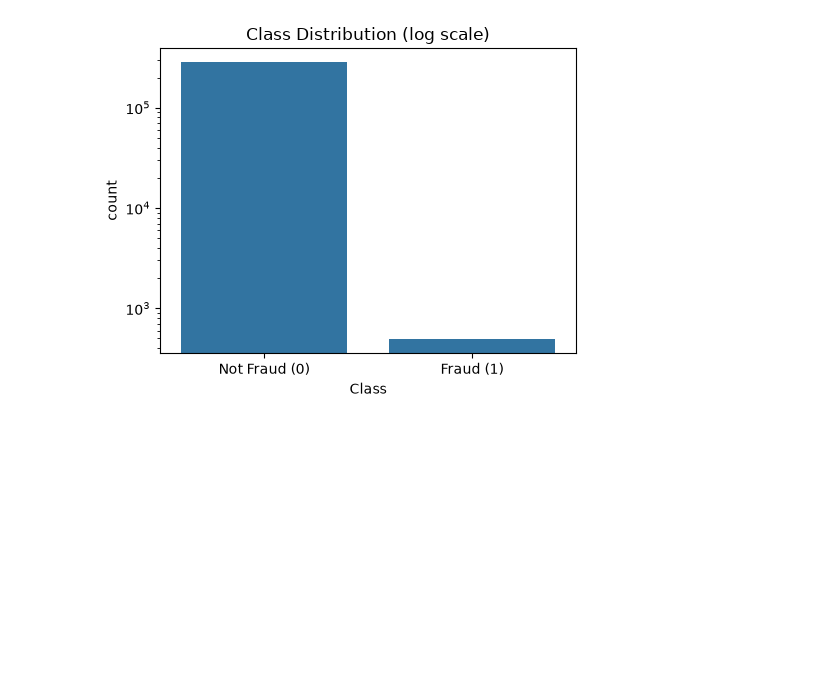
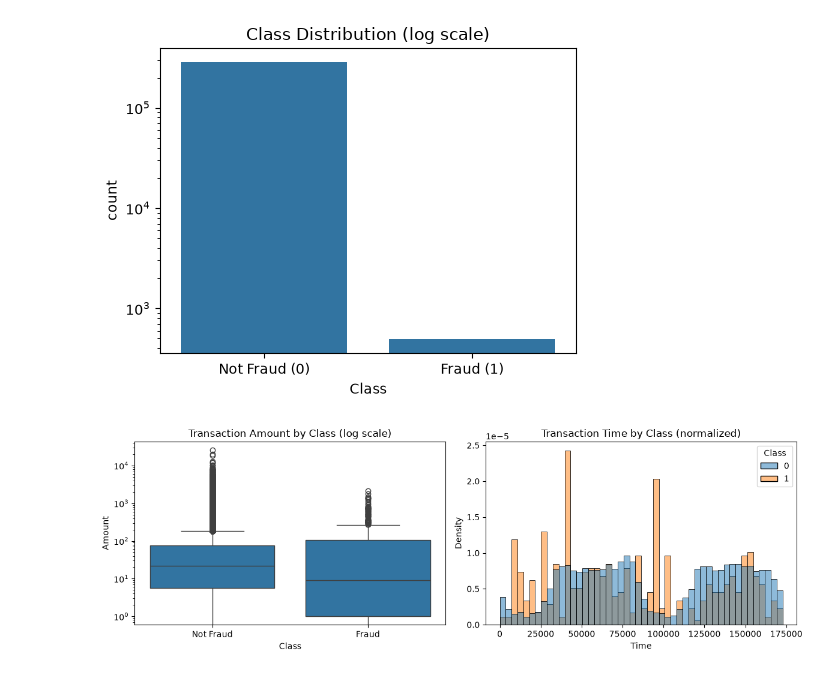
Before and after one commit to RahimAbbas55/Fraud-Radar-ML, a Jupyter notebook: notebooks/01_eda.ipynb, the cells around one changed output. Saved outputs shown, nothing was run; the diff lists cells and outputs as text; code cells hidden in the pictures; blank space fills up the shorter version.

Commit message:
Add Amount and Time distribution analysis by class

```diff
--- a/notebooks/01_eda.ipynb
+++ b/notebooks/01_eda.ipynb
@@ -40,3 +40,21 @@ plt.tight_layout()
 plt.show()
 # %% [output]
 [figure]
+# %%
+# Boxplot of transaction amount by class, and histogram of transaction time by class
+fig, axes = plt.subplots(1, 2, figsize=(12, 4))
+
+sns.boxplot(data=df, x='Class', y='Amount', ax=axes[0])
+axes[0].set_yscale('log')  # Amount is heavily right-skewed;
+                             # log scale keeps outliers visible
+axes[0].set_title('Transaction Amount by Class (log scale)')
+axes[0].set_xticklabels(['Not Fraud', 'Fraud'])
+
+sns.histplot(data=df, x='Time', hue='Class', bins=48, common_norm=False,
+             stat='density', ax=axes[1])
+axes[1].set_title('Transaction Time by Class (normalized)')
+
+plt.tight_layout()
+plt.show()
+# %% [output]
+[figure, added]
```
Also changed, not shown: parts of 1 cell of this notebook.
